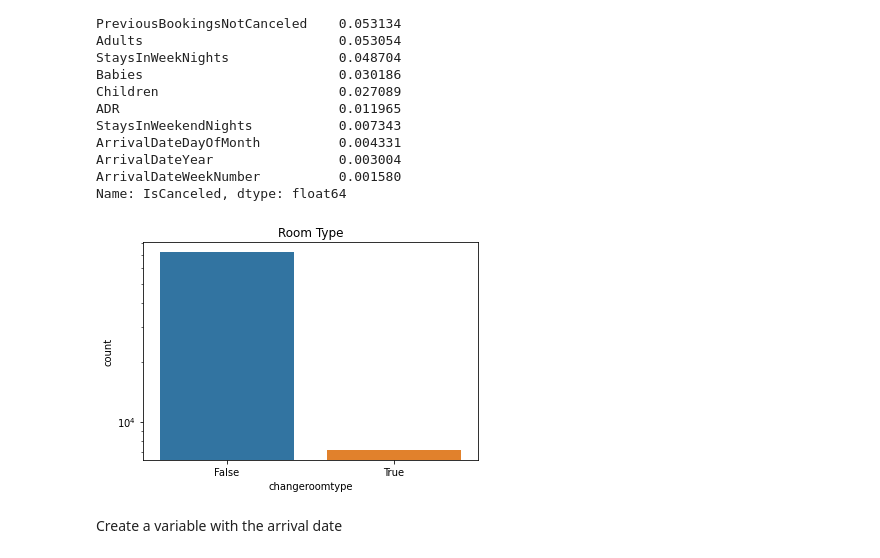
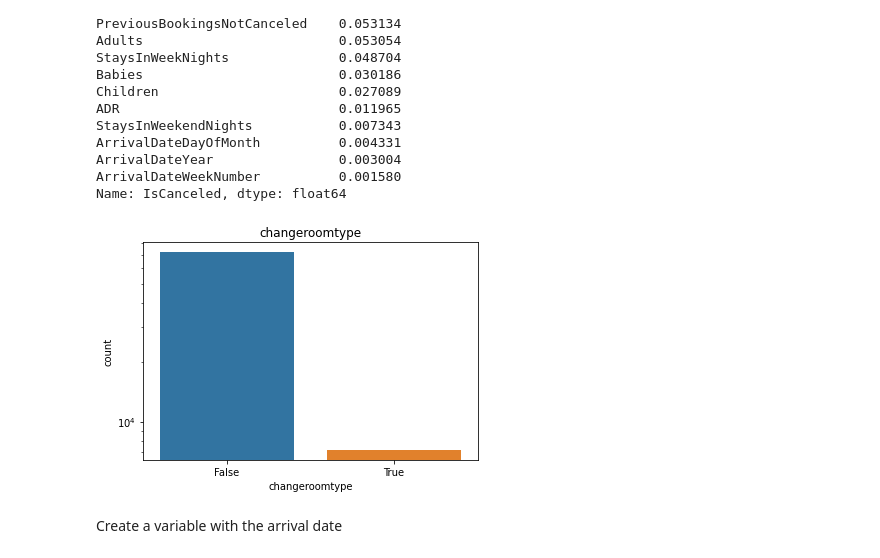
Before and after one commit to fredericojpr/BC2_Predict_Cancellations, a Jupyter notebook: scripts/BC2_Notebook_Goncalo.ipynb, the cells around one changed output. Saved outputs shown, nothing was run; the diff lists cells and outputs as text; code cells hidden in the pictures.

```diff
--- a/scripts/BC2_Notebook_Goncalo.ipynb
+++ b/scripts/BC2_Notebook_Goncalo.ipynb
@@ -99,0 +117,4 @@ data.fillna(0, inplace =True)
+# %%
+data["ADRpp"] = data["ADR"] / (data["Adults"] + data["Children"])
+# %%
+data["ADRpp"].fillna((data["ADRpp"].mean()), inplace=True)
@@ -178,10 +187,10 @@ ArrivalDateWeekNumber          0.001580
 Name: IsCanceled, dtype: float64
 # %%
 sns.countplot('changeroomtype', data=data)
-plt.title('Room Type')
+plt.title('changeroomtype')
 plt.yscale("log")
 # %% [output]
-[figure, old version]
+[figure, new version]
 # %% [markdown]
 Create a variable with the arrival date
 # %%
```
Also changed, not shown: parts of 15 cells of this notebook.
